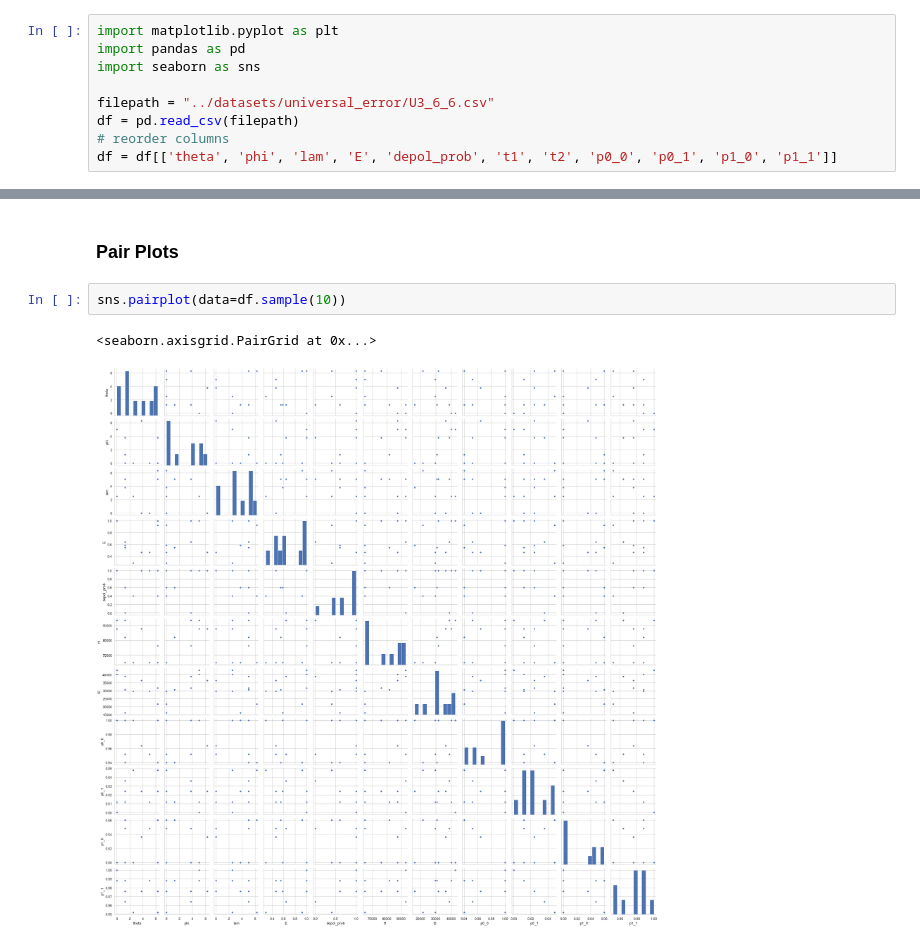
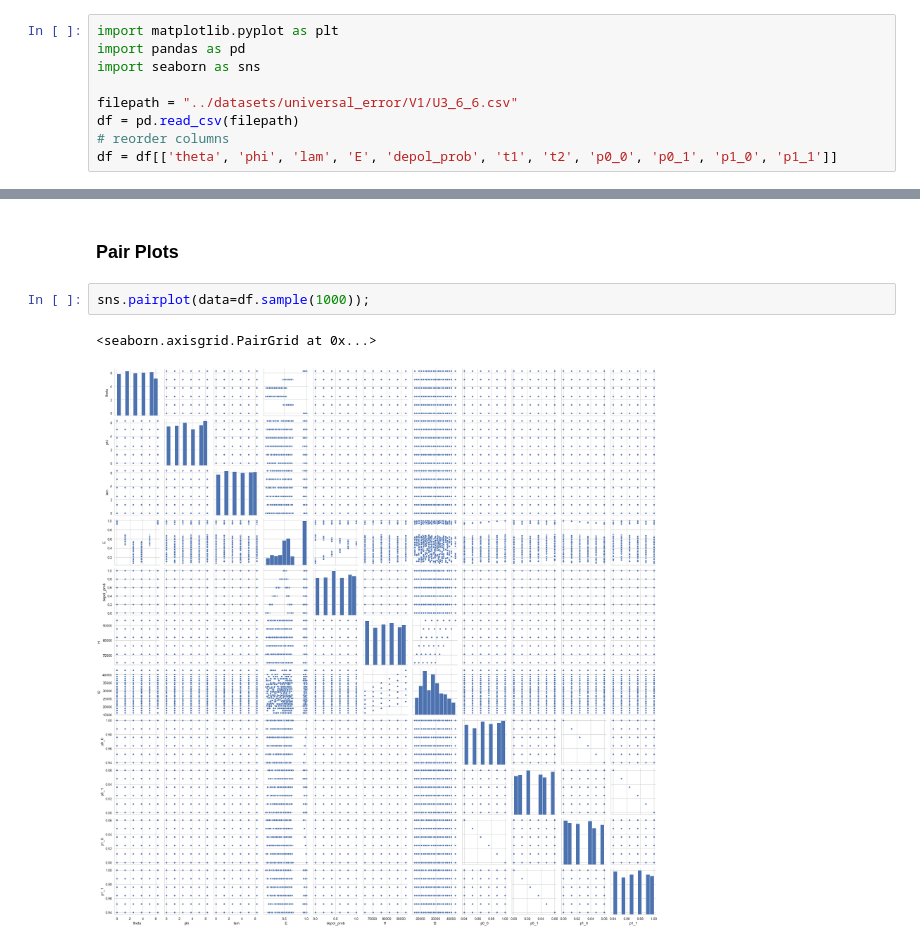
Before and after one commit to noamsgl/IBMAscolaChallenge, a Jupyter notebook: notebooks/explore_dataset.ipynb, the cells around one changed output, grey strips where cells are left out. Cells and saved outputs as stored; diff of their text form.

Commit message:
Updated Visualizations

```diff
--- a/notebooks/explore_dataset.ipynb
+++ b/notebooks/explore_dataset.ipynb
@@ -5,7 +5,7 @@ import matplotlib.pyplot as plt
 import pandas as pd
 import seaborn as sns
 
-filepath = "../datasets/universal_error/U3_6_6.csv"
+filepath = "../datasets/universal_error/V1/U3_6_6.csv"
 df = pd.read_csv(filepath)
 # reorder columns
 df = df[['theta', 'phi', 'lam', 'E', 'depol_prob', 't1', 't2', 'p0_0', 'p0_1', 'p1_0', 'p1_1']]
@@ -76,7 +76,7 @@ sns.scatterplot(x=df['theta'], y=df['phi']);
 # %% [markdown]
 ### Pair Plots
 # %%
-sns.pairplot(data=df.sample(10))
+sns.pairplot(data=df.sample(1000));
 # %% [output]
 <seaborn.axisgrid.PairGrid at 0x...>
-[figure, old version]
+[figure, new version]
```
Also changed, not shown: parts of 1 cell of this notebook.
